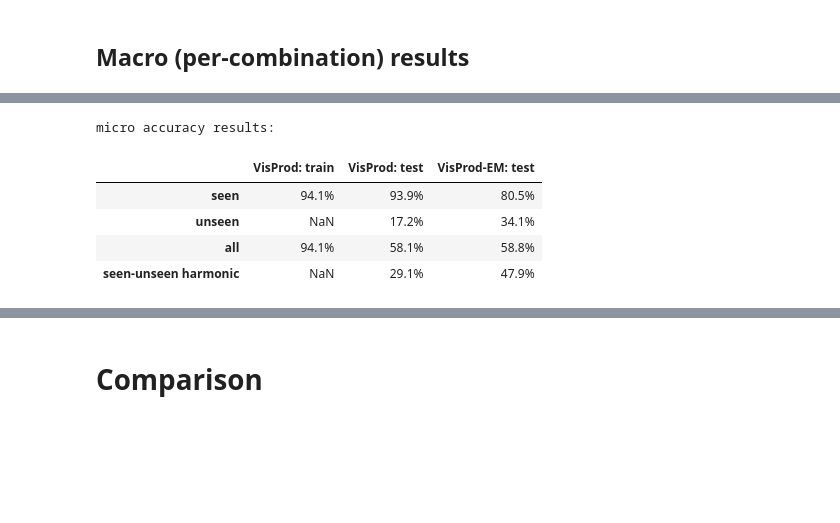
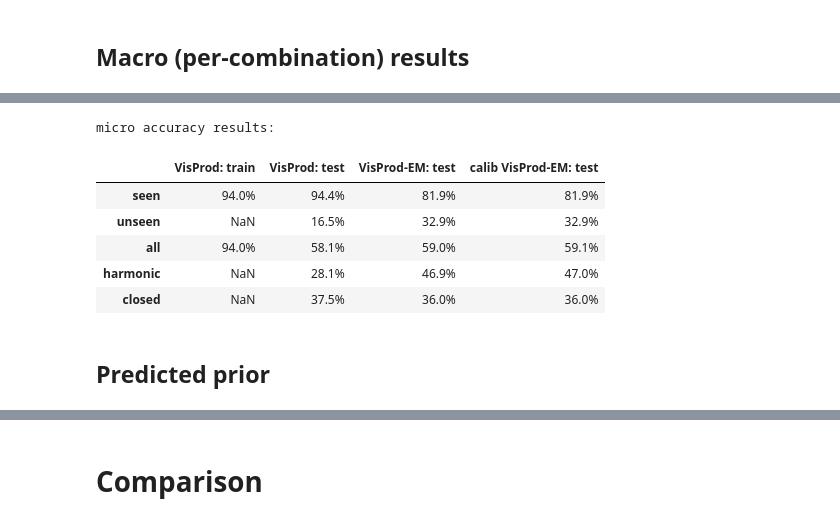
Before and after one commit to Ozziko/causal_comp, a Jupyter notebook: MLLS.ipynb, the cells around one changed output, grey strips where cells are left out. Drawn from its saved outputs; the diff is of its cells as text; code cells hidden in the pictures; blank space fills up the shorter version.

```diff
--- a/MLLS.ipynb
+++ b/MLLS.ipynb
@@ -1032,3 +1083,12 @@ label_dists_df
 | 21 | sphere | purple | 7476 | 0.041533 | 2 | 5 | NaN | NaN | ... |
 | 22 | sphere | red | 7425 | 0.041250 | 2 | 6 | 6681.0 | 0.082524 | ... |
 | 23 | sphere | yellow | 7581 | 0.042117 | 2 | 7 | 6883.0 | 0.085019 | ... |
+# %%
+unseen_combs = label_dists_df.query("state == 'unseen'").index
+unseen_combs_idx_to_comb_idx = {i: comb_idx for i, comb_idx in enumerate(unseen_combs)}
+closed_preds = pd.DataFrame(Y_VisProd_probs['test'][:, unseen_combs].argmax(1), columns=['unseen comb idx'])
+closed_preds['comb idx'] = closed_preds['unseen comb idx'].map(unseen_combs_idx_to_comb_idx)
+closed_preds['closed true pos'] = closed_preds['comb idx'] == Y_comb_VP['test']
+closed_true_pos = closed_preds.query("`closed true pos`")['comb idx'].value_counts()
+label_dists_df[f'VisProd: test CLOSED true pos'] = closed_true_pos
+label_dists_df
@@ -1098,6 +1179,12 @@ true_pos = pd.Series(y[y==y_pred]).value_counts()
 label_dists_df[f'VisProd-EM: {phase} soft pred prior'] = pd.Series(VisProd_EM_shift_probs.mean(0))
 label_dists_df[f'VisProd-EM: {phase} true pos'] = true_pos
 label_dists_df[f'VisProd-EM: {phase} acc'] = label_dists_df[f'VisProd-EM: {phase} true pos'] / label_dists_df[f'{phase} samples']
+
+closed_preds = pd.DataFrame(VisProd_EM_shift_probs[:, unseen_combs].argmax(1), columns=['unseen comb idx'])
+closed_preds['comb idx'] = closed_preds['unseen comb idx'].map(unseen_combs_idx_to_comb_idx)
+closed_preds['closed true pos'] = closed_preds['comb idx'] == Y_comb_VP['test']
+closed_true_pos = closed_preds.query("`closed true pos`")['comb idx'].value_counts()
+label_dists_df[f'VisProd-EM: test CLOSED true pos'] = closed_true_pos
 label_dists_df
 # %% [output]
 |  | shape | color | global samples | global freq | shape idx | color idx | train samples | train freq | ... |
@@ -1187,6 +1295,13 @@ if args.VP_calibrate:
     label_dists_df[f'calib VisProd-EM: {phase} soft pred prior'] = pd.Series(VisProd_EM_shift_probs.mean(0))
     label_dists_df[f'calib VisProd-EM: {phase} true pos'] = true_pos
     label_dists_df[f'calib VisProd-EM: {phase} acc'] = label_dists_df[f'calib VisProd-EM: {phase} true pos'] / label_dists_df[f'{phase} samples']
+
+    closed_preds = pd.DataFrame(calib_VisProd_EM_shift_probs[:, unseen_combs].argmax(1), columns=['unseen comb idx'])
+    closed_preds['comb idx'] = closed_preds['unseen comb idx'].map(unseen_combs_idx_to_comb_idx)
+    closed_preds['closed true pos'] = closed_preds['comb idx'] == Y_comb_VP['test']
+    closed_true_pos = closed_preds.query("`closed true pos`")['comb idx'].value_counts()
+    label_dists_df[f'calib VisProd-EM: test CLOSED true pos'] = closed_true_pos
+    label_dists_df
 # %% [markdown]
 # Summary
 # %% [markdown]
@@ -1260,5 +1375,7 @@ macro accuracy results:
 # %%
 pos_result_cols = [col for col in label_dists_df.columns if 'true pos' in col]
+open_pos_result_cols = [col for col in pos_result_cols if 'CLOSED' not in col]
+closed_pos_result_cols = [col for col in pos_result_cols if 'CLOSED' in col]
 micro_result_cols = label_cols + ['state', 'train samples', 'test samples'] + pos_result_cols
 
 micro_results_df = label_dists_df[micro_result_cols]
@@ -1291,29 +1408,33 @@ models
 # %%
 micro_result_summary_dict = {}
 for state in ['seen', 'unseen']:
-    micro_result_summary_dict[state] = micro_results_df.query(f"state == '{state}'")[pos_result_cols].sum(0)
-micro_result_summary_dict['all'] = micro_results_df[pos_result_cols].sum(0)
+    micro_result_summary_dict[state] = micro_results_df.query(f"state == '{state}'")[open_pos_result_cols].sum(0)
+micro_result_summary_dict['all'] = micro_results_df[open_pos_result_cols].sum(0)
 micro_result_summary_df = pd.DataFrame.from_dict(micro_result_summary_dict, orient='index')
 
 # from positives to accuracy
 for col in micro_result_summary_df.columns:
     phase = col.split(': ')[1].split(' true')[0]
     micro_result_summary_df.loc['seen', col] /= micro_results_df.query("state == 'seen'")[f'{phase} samples'].sum()
     micro_result_summary_df.loc['unseen', col] /= micro_results_df.query("state == 'unseen'")[f'{phase} samples'].sum()
     micro_result_summary_df.loc['all', col] /= micro_results_df[f'{phase} samples'].sum()
 micro_result_summary_df.columns = micro_result_summary_df.columns.str.replace("true pos", '')
 
 acc_seen = micro_result_summary_df.loc['seen']
 acc_unseen = micro_result_summary_df.loc['unseen']
-micro_result_summary_df.loc['seen-unseen harmonic'] = 2*acc_seen*acc_unseen/(acc_seen+acc_unseen)
+micro_result_summary_df.loc['harmonic'] = 2*acc_seen*acc_unseen/(acc_seen+acc_unseen)
+
+for col in closed_pos_result_cols:
+    micro_result_summary_df.loc['closed', col.replace('CLOSED true pos', '')] = micro_results_df[col].sum(0) / micro_results_df.query("state == 'unseen'")['test samples'].sum()
 
 print("micro accuracy results:")
 with pd.option_context('display.float_format',"{:,.1%}".format):
     display(micro_result_summary_df)
 # %% [output]
 micro accuracy results:
-|  | VisProd: train | VisProd: test | VisProd-EM: test |
-| seen | 94.1% | 93.9% | 80.5% |
-| unseen | NaN | 17.2% | 34.1% |
-| all | 94.1% | 58.1% | 58.8% |
-| seen-unseen harmonic | NaN | 29.1% | 47.9% |
+|  | VisProd: train | VisProd: test | VisProd-EM: test | calib VisProd-EM: test |
+| seen | 94.0% | 94.4% | 81.9% | 81.9% |
+| unseen | NaN | 16.5% | 32.9% | 32.9% |
+| all | 94.0% | 58.1% | 59.0% | 59.1% |
+| harmonic | NaN | 28.1% | 46.9% | 47.0% |
+| closed | NaN | 37.5% | 36.0% | 36.0% |
@@ -1319,0 +1445,2 @@ micro accuracy results:
+# %% [markdown]
+## Predicted prior
```
Also changed, not shown: parts of 28 cells of this notebook.
